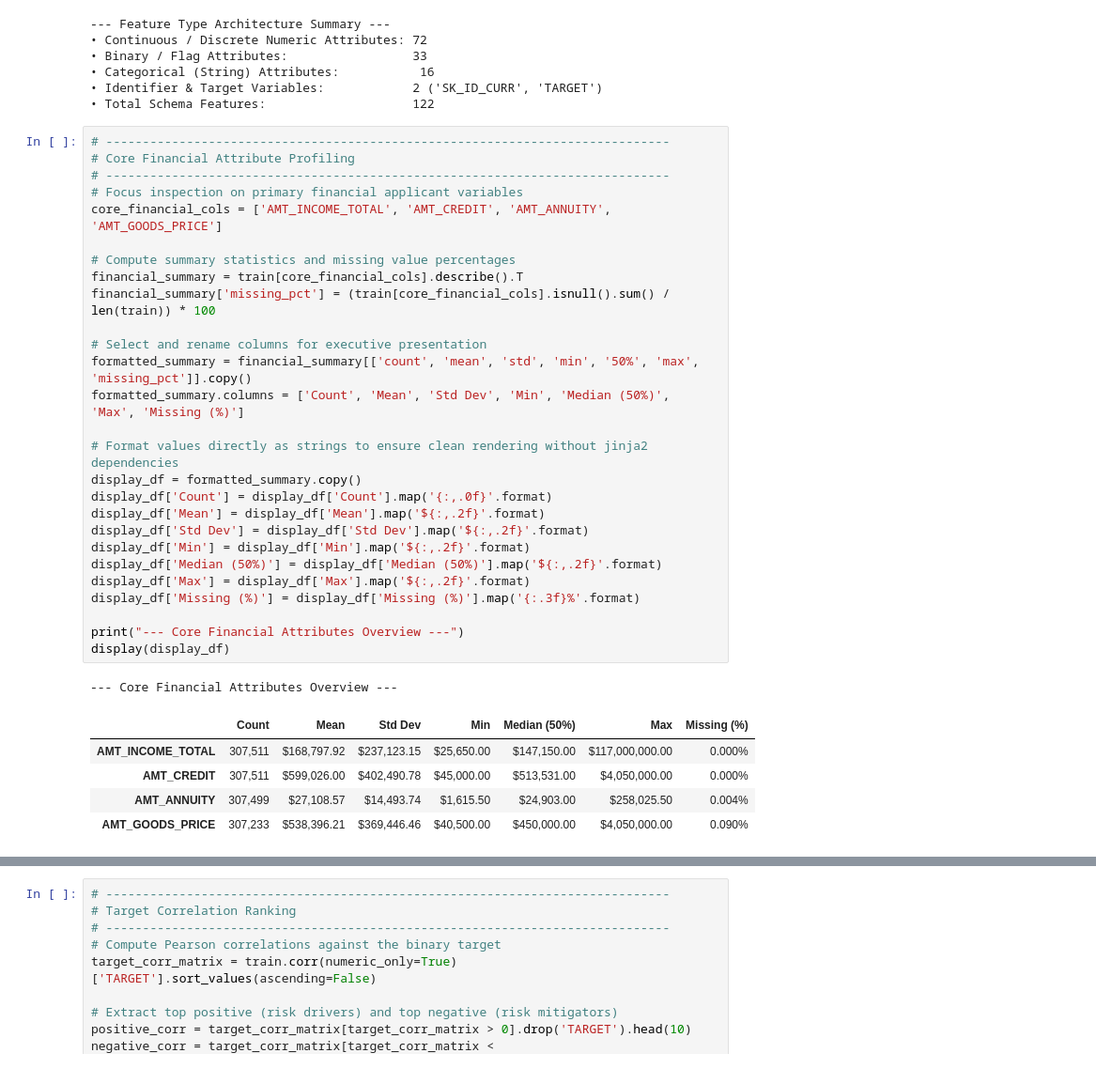
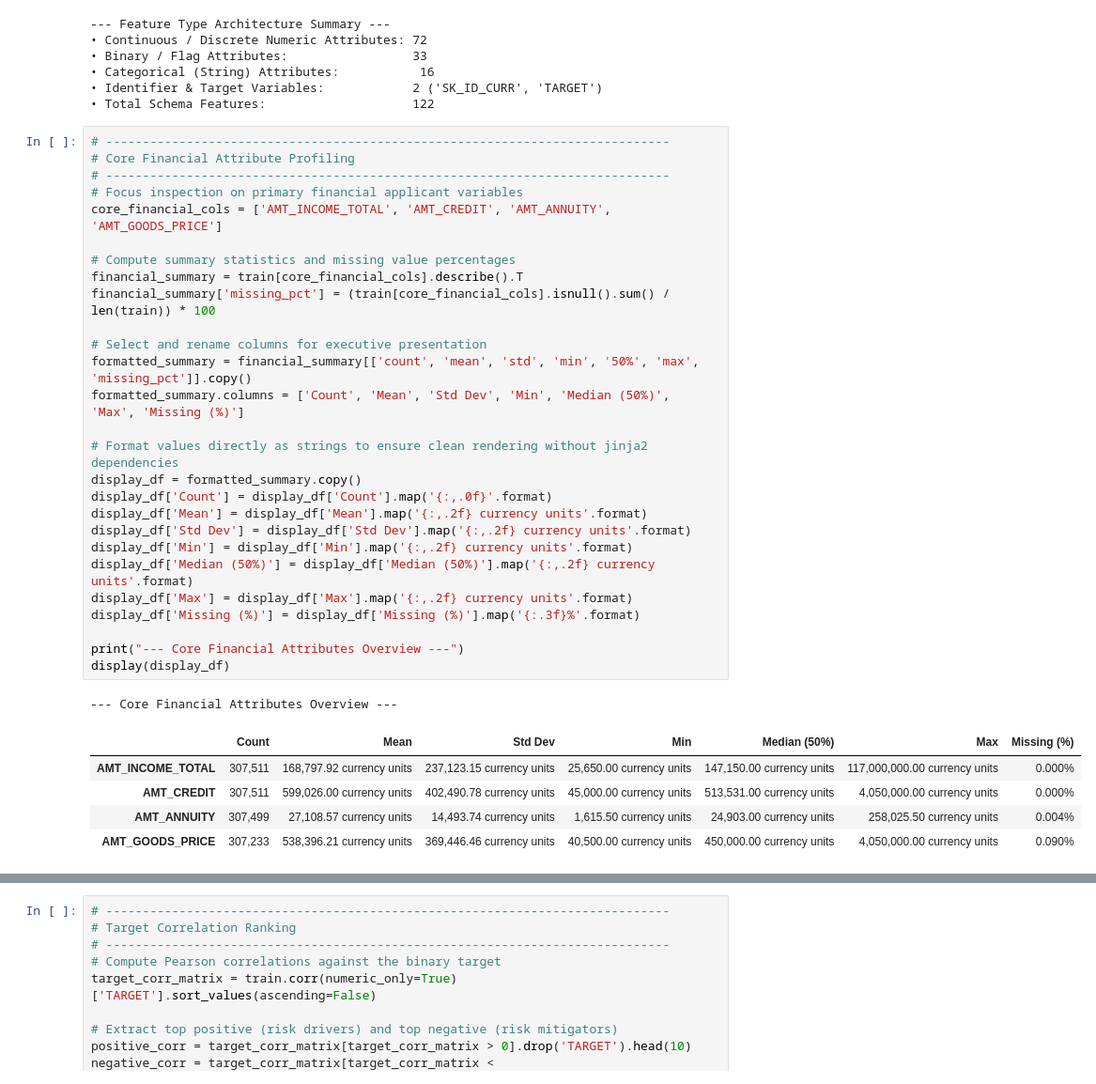
Before and after one commit to godiyajatin-ops/Credit_Risk_Project, a Jupyter notebook: Notebooks/credit_risk_analysis.ipynb, the cells around one changed output, grey strips where cells are left out. Shown at 94% size. Drawn from its saved outputs; the diff is of its cells as text.

```diff
--- a/Notebooks/credit_risk_analysis.ipynb
+++ b/Notebooks/credit_risk_analysis.ipynb
@@ -210,37 +210,37 @@ print(f"• Total Schema Features:                    {train.shape[1]}")
 # %%
 # -----------------------------------------------------------------------------
 # Core Financial Attribute Profiling
 # -----------------------------------------------------------------------------
 # Focus inspection on primary financial applicant variables
 core_financial_cols = ['AMT_INCOME_TOTAL', 'AMT_CREDIT', 'AMT_ANNUITY', 'AMT_GOODS_PRICE']
 
 # Compute summary statistics and missing value percentages
 financial_summary = train[core_financial_cols].describe().T
 financial_summary['missing_pct'] = (train[core_financial_cols].isnull().sum() / len(train)) * 100
 
 # Select and rename columns for executive presentation
 formatted_summary = financial_summary[['count', 'mean', 'std', 'min', '50%', 'max', 'missing_pct']].copy()
 formatted_summary.columns = ['Count', 'Mean', 'Std Dev', 'Min', 'Median (50%)', 'Max', 'Missing (%)']
 
 # Format values directly as strings to ensure clean rendering without jinja2 dependencies
 display_df = formatted_summary.copy()
 display_df['Count'] = display_df['Count'].map('{:,.0f}'.format)
-display_df['Mean'] = display_df['Mean'].map('${:,.2f}'.format)
-display_df['Std Dev'] = display_df['Std Dev'].map('${:,.2f}'.format)
-display_df['Min'] = display_df['Min'].map('${:,.2f}'.format)
-display_df['Median (50%)'] = display_df['Median (50%)'].map('${:,.2f}'.format)
-display_df['Max'] = display_df['Max'].map('${:,.2f}'.format)
+display_df['Mean'] = display_df['Mean'].map('{:,.2f} currency units'.format)
+display_df['Std Dev'] = display_df['Std Dev'].map('{:,.2f} currency units'.format)
+display_df['Min'] = display_df['Min'].map('{:,.2f} currency units'.format)
+display_df['Median (50%)'] = display_df['Median (50%)'].map('{:,.2f} currency units'.format)
+display_df['Max'] = display_df['Max'].map('{:,.2f} currency units'.format)
 display_df['Missing (%)'] = display_df['Missing (%)'].map('{:.3f}%'.format)
 
 print("--- Core Financial Attributes Overview ---")
 display(display_df)
 # %% [output]
 --- Core Financial Attributes Overview ---
 |  | Count | Mean | Std Dev | Min | Median (50%) | Max | Missing (%) |
-| AMT_INCOME_TOTAL | 307,511 | $168,797.92 | $237,123.15 | $25,650.00 | $147,150.00 | $117,000,000.00 | 0.000% |
-| AMT_CREDIT | 307,511 | $599,026.00 | $402,490.78 | $45,000.00 | $513,531.00 | $4,050,000.00 | 0.000% |
-| AMT_ANNUITY | 307,499 | $27,108.57 | $14,493.74 | $1,615.50 | $24,903.00 | $258,025.50 | 0.004% |
-| AMT_GOODS_PRICE | 307,233 | $538,396.21 | $369,446.46 | $40,500.00 | $450,000.00 | $4,050,000.00 | 0.090% |
+| AMT_INCOME_TOTAL | 307,511 | 168,797.92 currency units | 237,123.15 currency units | 25,650.00 currency units | 147,150.00 currency units | 117,000,000.00 currency units | 0.000% |
+| AMT_CREDIT | 307,511 | 599,026.00 currency units | 402,490.78 currency units | 45,000.00 currency units | 513,531.00 currency units | 4,050,000.00 currency units | 0.000% |
+| AMT_ANNUITY | 307,499 | 27,108.57 currency units | 14,493.74 currency units | 1,615.50 currency units | 24,903.00 currency units | 258,025.50 currency units | 0.004% |
+| AMT_GOODS_PRICE | 307,233 | 538,396.21 currency units | 369,446.46 currency units | 40,500.00 currency units | 450,000.00 currency units | 4,050,000.00 currency units | 0.090% |
 # %%
 # -----------------------------------------------------------------------------
 # Deep-Dive: Income Distribution & Anomaly Identification
```
Also changed, not shown: parts of 7 cells of this notebook.
